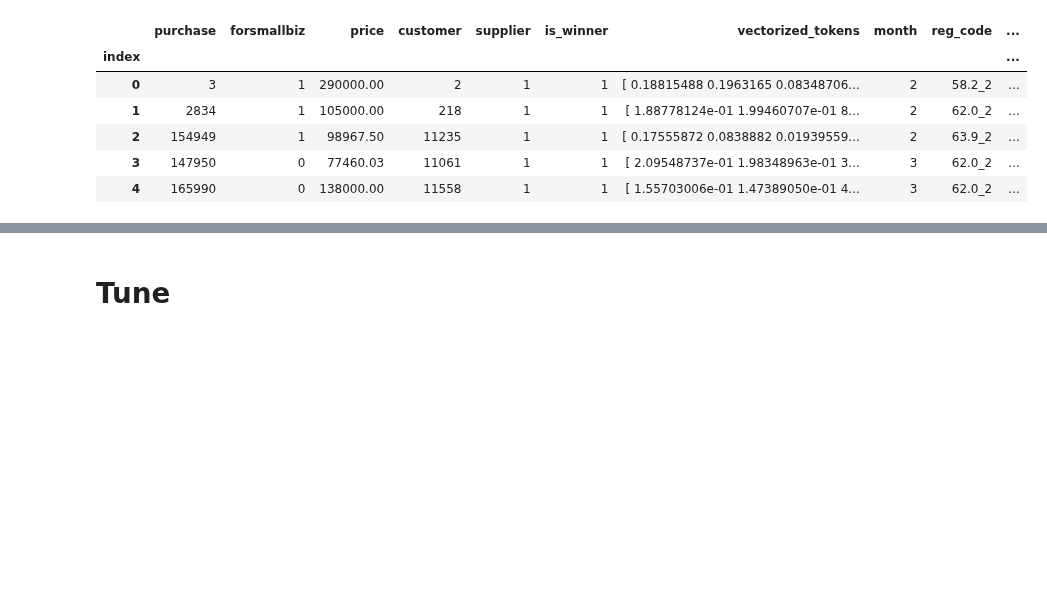
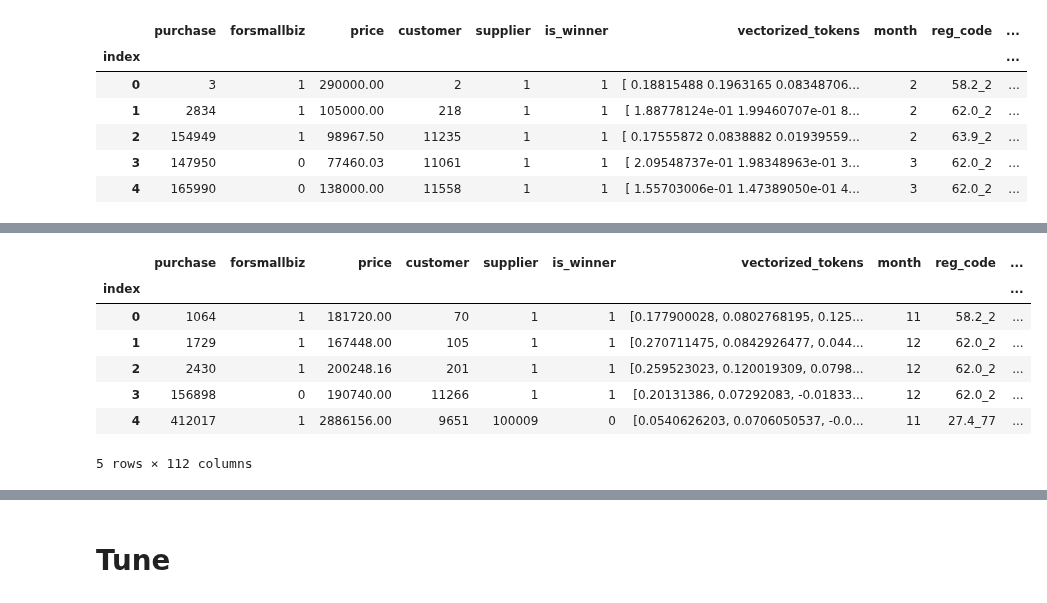
Before and after one commit to Lsdbot/Zakupki, a Jupyter notebook: notebooks/LGBM_recommender.ipynb, the cells around one changed output, grey strips where cells are left out. Saved outputs shown, nothing was run; the diff lists cells and outputs as text; code cells hidden in the pictures; blank space fills up the shorter version.

```diff
--- a/notebooks/LGBM_recommender.ipynb
+++ b/notebooks/LGBM_recommender.ipynb
@@ -96,3 +131,14 @@ for i in tqdm(range(100)):
+# %%
+df_test[:5]
+# %% [output]
+|  | purchase | forsmallbiz | price | customer | supplier | is_winner | vectorized_tokens | month | reg_code | ... |
+| index |  |  |  |  |  |  |  |  |  | ... |
+| 0 | 1064 | 1 | 181720.00 | 70 | 1 | 1 | [0.177900028, 0.0802768195, 0.125... | 11 | 58.2_2 | ... |
+| 1 | 1729 | 1 | 167448.00 | 105 | 1 | 1 | [0.270711475, 0.0842926477, 0.044... | 12 | 62.0_2 | ... |
+| 2 | 2430 | 1 | 200248.16 | 201 | 1 | 1 | [0.259523023, 0.120019309, 0.0798... | 12 | 62.0_2 | ... |
+| 3 | 156898 | 0 | 190740.00 | 11266 | 1 | 1 | [0.20131386, 0.07292083, -0.01833... | 12 | 62.0_2 | ... |
+| 4 | 412017 | 1 | 2886156.00 | 9651 | 100009 | 0 | [0.0540626203, 0.0706050537, -0.0... | 11 | 27.4_77 | ... |
+5 rows × 112 columns
 # %%
 def find_closest_vectors(target_vectors: np.ndarray, vector_space: np.ndarray,
                          k: int =5) -> np.ndarray:
```
Also changed, not shown: parts of 16 cells of this notebook, 2 other files.
